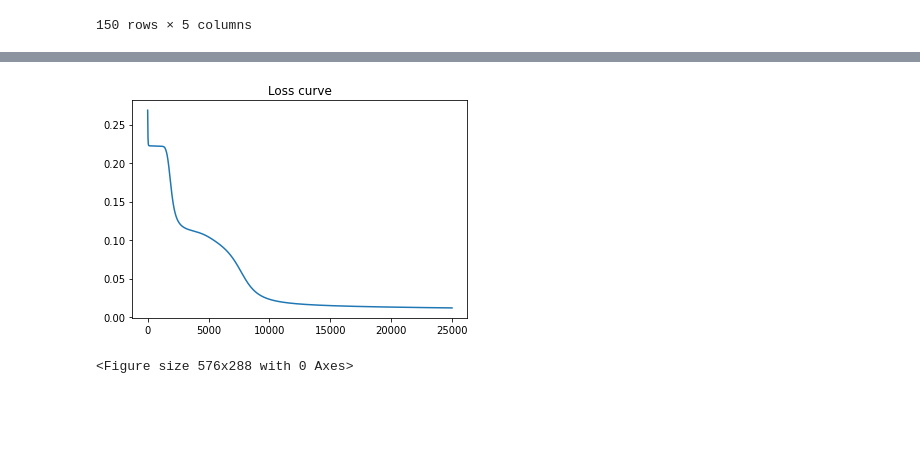
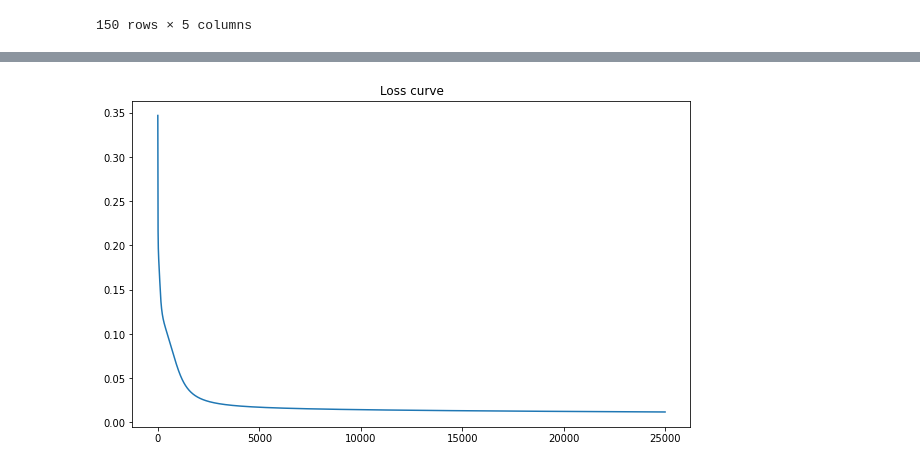
Before and after one commit to medso0018/FromScratchNeuralNets, a Jupyter notebook: nn.ipynb, the cells around one changed output, grey strips where cells are left out. Saved outputs shown, nothing was run; the diff lists cells and outputs as text; code cells hidden in the pictures; blank space fills up the shorter version.

```diff
--- a/nn.ipynb
+++ b/nn.ipynb
@@ -53,19 +54,17 @@ show(trainset, title='Trainset')
 model = NeuralNetwork(loss_f='mse')
 
 model.add_layer(Dense(n_neur=X_train.shape[1]))
-model.add_layer(Dense(n_neur=4, act_f='sigmoid'))
 model.add_layer(Dense(n_neur=8, act_f='sigmoid'))
 model.add_layer(Dense(n_neur=3, act_f='sigmoid'))
 # %%
 _y_train = [[1 if i == x else 0 for i in range(3)] for x in y_train]
-loss = model.fit(X_train.to_numpy(), _y_train, epoch=25000, lr=0.002)
+loss = model.fit(X_train.to_numpy(), _y_train, epoch=25000, lr=0.003)
+plt.figure(figsize=(10, 6))
 plt.plot(list(range(len(loss))), loss)
 plt.title('Loss curve')
-plt.figure(figsize=(8, 4))
 plt.show()
 # %% [output]
-[figure, old version]
+[figure, new version]
-<Figure size 576x288 with 0 Axes>
 # %%
 yp = model.predict(X_test.to_numpy())
 predicted_clases = [np.argmax(x) for x in yp]
```
Also changed, not shown: parts of 3 cells of this notebook, 1 other file.
